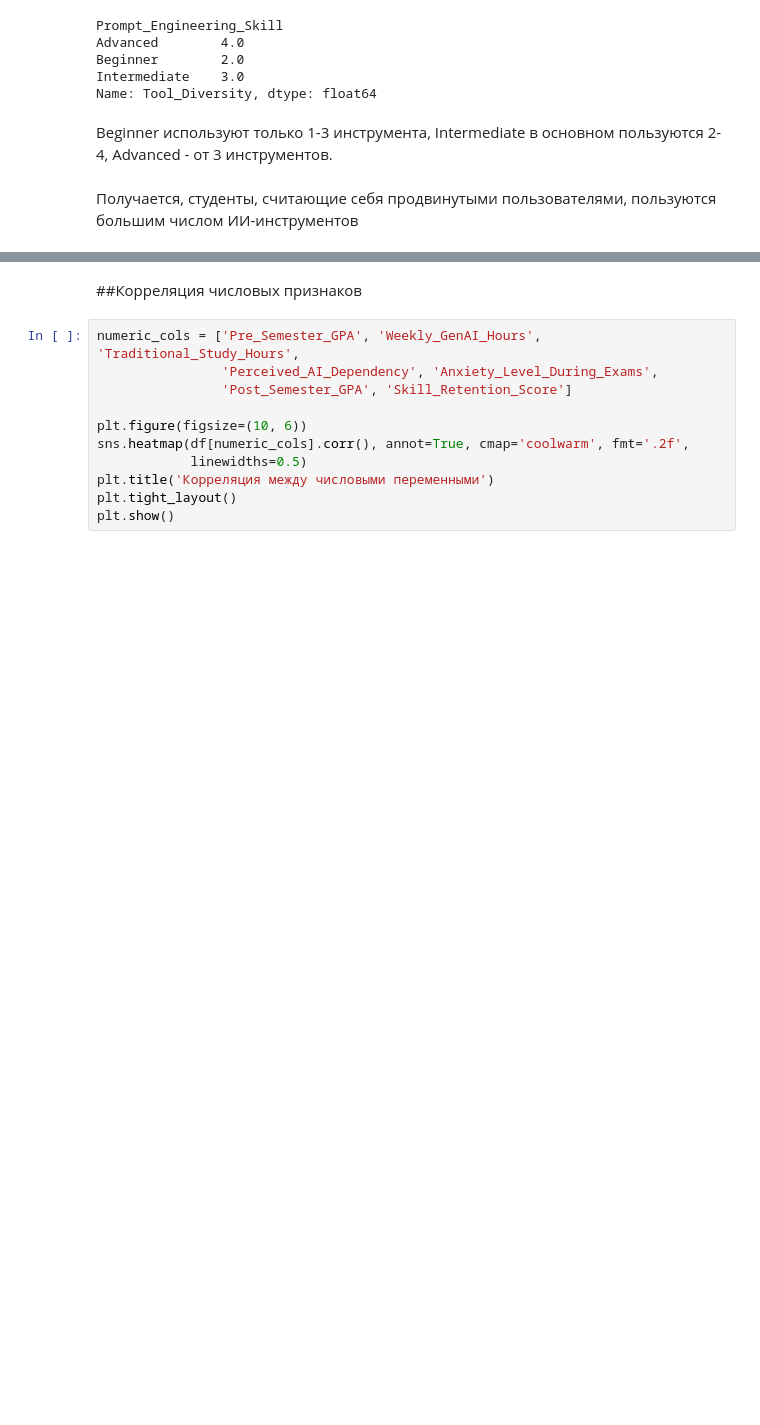
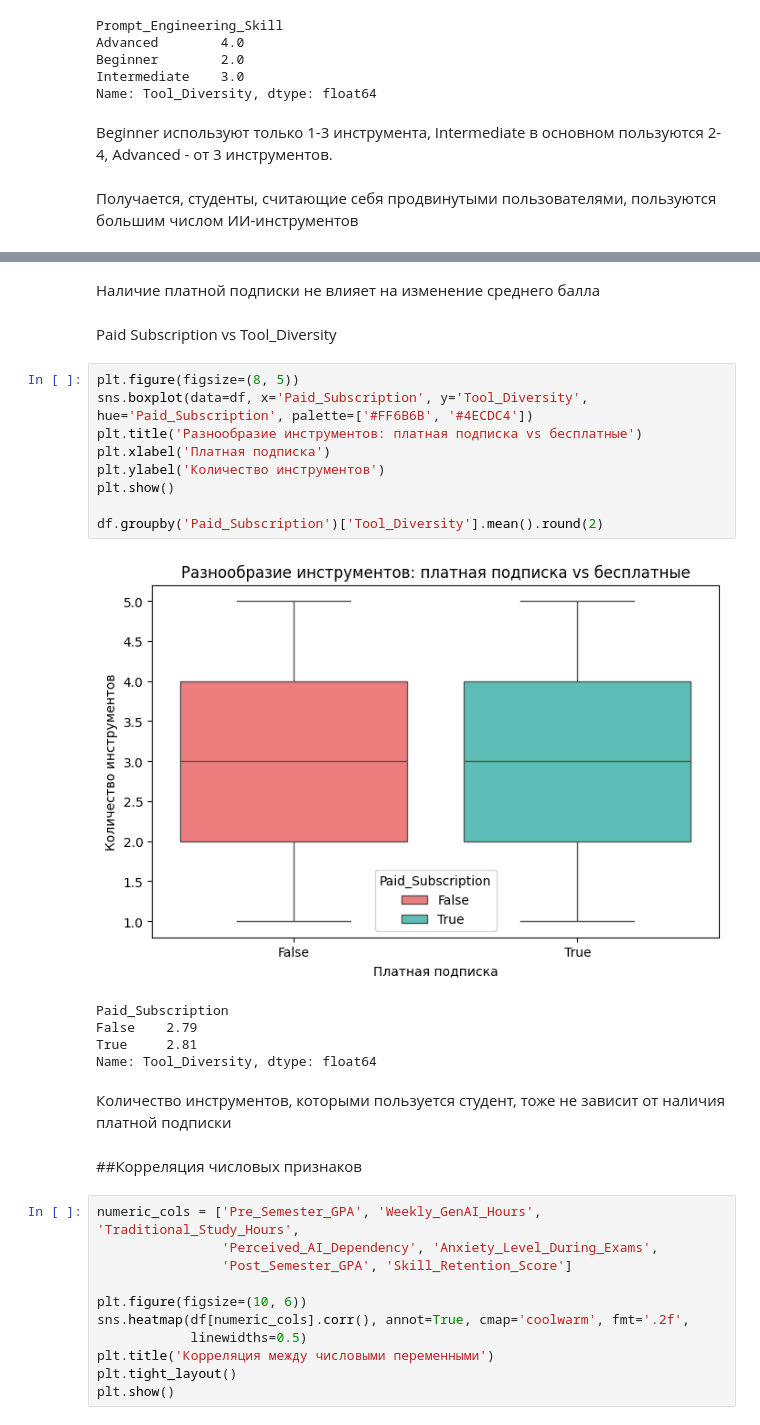
Before and after one commit to AnastasiaDolotova/ai-student-impact, a Jupyter notebook: ai_student_impact.ipynb, the cells around one changed output, grey strips where cells are left out. Cells and saved outputs as stored; diff of their text form; blank space fills up the shorter version.

```diff
--- a/ai_student_impact.ipynb
+++ b/ai_student_impact.ipynb
@@ -564,3 +626,24 @@ Beginner используют только 1-3 инструмента, Intermedi
+# %% [markdown]
+Наличие платной подписки не влияет на изменение среднего балла
+# %% [markdown]
+Paid Subscription vs Tool_Diversity
+# %%
+plt.figure(figsize=(8, 5))
+sns.boxplot(data=df, x='Paid_Subscription', y='Tool_Diversity', hue='Paid_Subscription', palette=['#FF6B6B', '#4ECDC4'])
+plt.title('Разнообразие инструментов: платная подписка vs бесплатные')
+plt.xlabel('Платная подписка')
+plt.ylabel('Количество инструментов')
+plt.show()
+
+df.groupby('Paid_Subscription')['Tool_Diversity'].mean().round(2)
+# %% [output]
+[figure, added]
+Paid_Subscription
+False    2.79
+True     2.81
+Name: Tool_Diversity, dtype: float64
+# %% [markdown]
+Количество инструментов, которыми пользуется студент, тоже не зависит от наличия платной подписки
 # %% [markdown]
 ##Корреляция числовых признаков
 # %%
```
Also changed, not shown: parts of 9 cells of this notebook.
